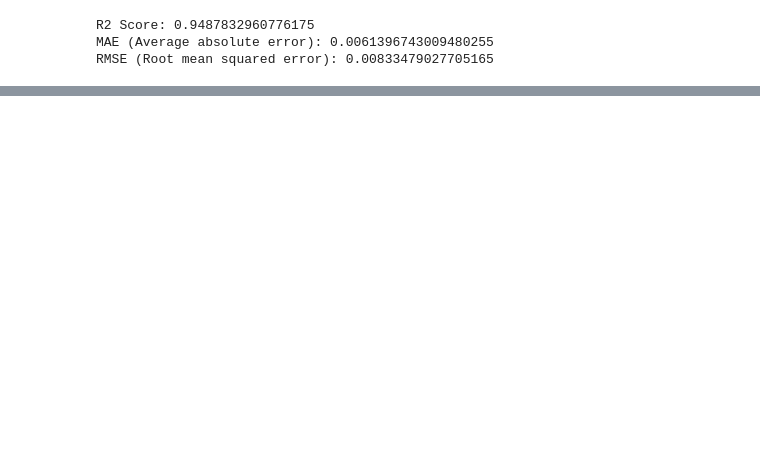
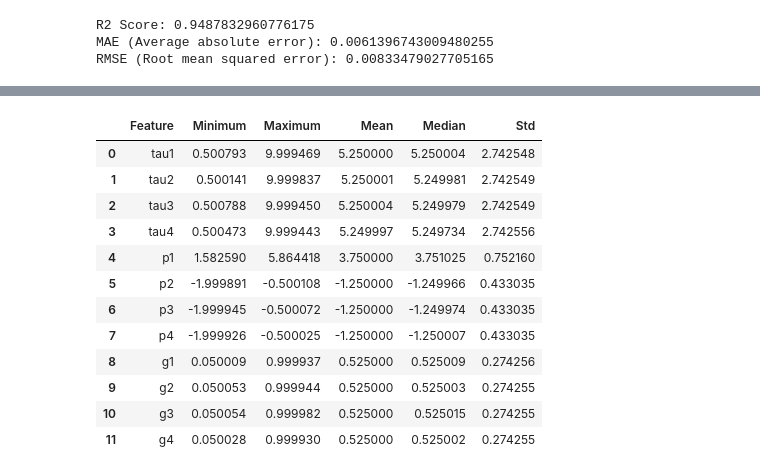
Before and after one commit to waseemvpds/Power_Grid_Stability_Prediction_Using_Machine_Learning, a Jupyter notebook: Model.ipynb, the cells around one changed output, grey strips where cells are left out. Drawn from its saved outputs; the diff is of its cells as text; code cells hidden in the pictures; blank space fills up the shorter version.

```diff
--- a/Model.ipynb
+++ b/Model.ipynb
@@ -425,0 +487,32 @@ pickle.dump(fmodel,open("model.pkl","wb"))
+# %%
+# Save Feature Ranges
+
+ranges=pd.DataFrame({
+    "Feature":x.columns,
+    "Minimum":x.min().values,
+    "Maximum":x.max().values,
+    "Mean":x.mean().values,
+    "Median":x.median().values,
+    "Std":x.std().values
+})
+
+ranges.to_csv(
+    "feature_ranges.csv",
+    index=False
+)
+
+ranges
+# %% [output]
+|  | Feature | Minimum | Maximum | Mean | Median | Std |
+| 0 | tau1 | 0.500793 | 9.999469 | 5.250000 | 5.250004 | 2.742548 |
+| 1 | tau2 | 0.500141 | 9.999837 | 5.250001 | 5.249981 | 2.742549 |
+| 2 | tau3 | 0.500788 | 9.999450 | 5.250004 | 5.249979 | 2.742549 |
+| 3 | tau4 | 0.500473 | 9.999443 | 5.249997 | 5.249734 | 2.742556 |
+| 4 | p1 | 1.582590 | 5.864418 | 3.750000 | 3.751025 | 0.752160 |
+| 5 | p2 | -1.999891 | -0.500108 | -1.250000 | -1.249966 | 0.433035 |
+| 6 | p3 | -1.999945 | -0.500072 | -1.250000 | -1.249974 | 0.433035 |
+| 7 | p4 | -1.999926 | -0.500025 | -1.250000 | -1.250007 | 0.433035 |
+| 8 | g1 | 0.050009 | 0.999937 | 0.525000 | 0.525009 | 0.274256 |
+| 9 | g2 | 0.050053 | 0.999944 | 0.525000 | 0.525003 | 0.274255 |
+| 10 | g3 | 0.050054 | 0.999982 | 0.525000 | 0.525015 | 0.274255 |
+| 11 | g4 | 0.050028 | 0.999930 | 0.525000 | 0.525002 | 0.274255 |
```
Also changed, not shown: parts of 16 cells of this notebook, 16 other files.
